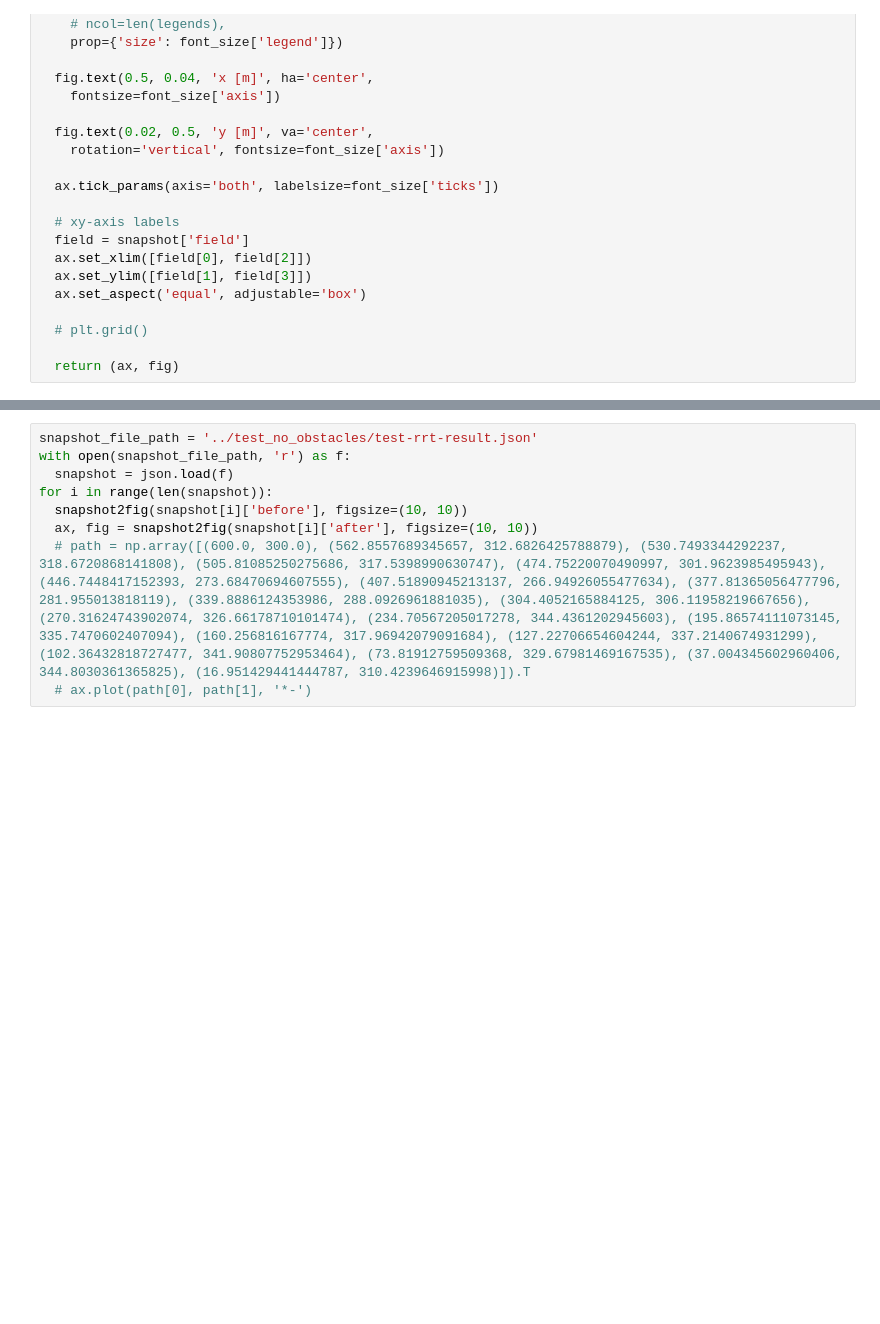
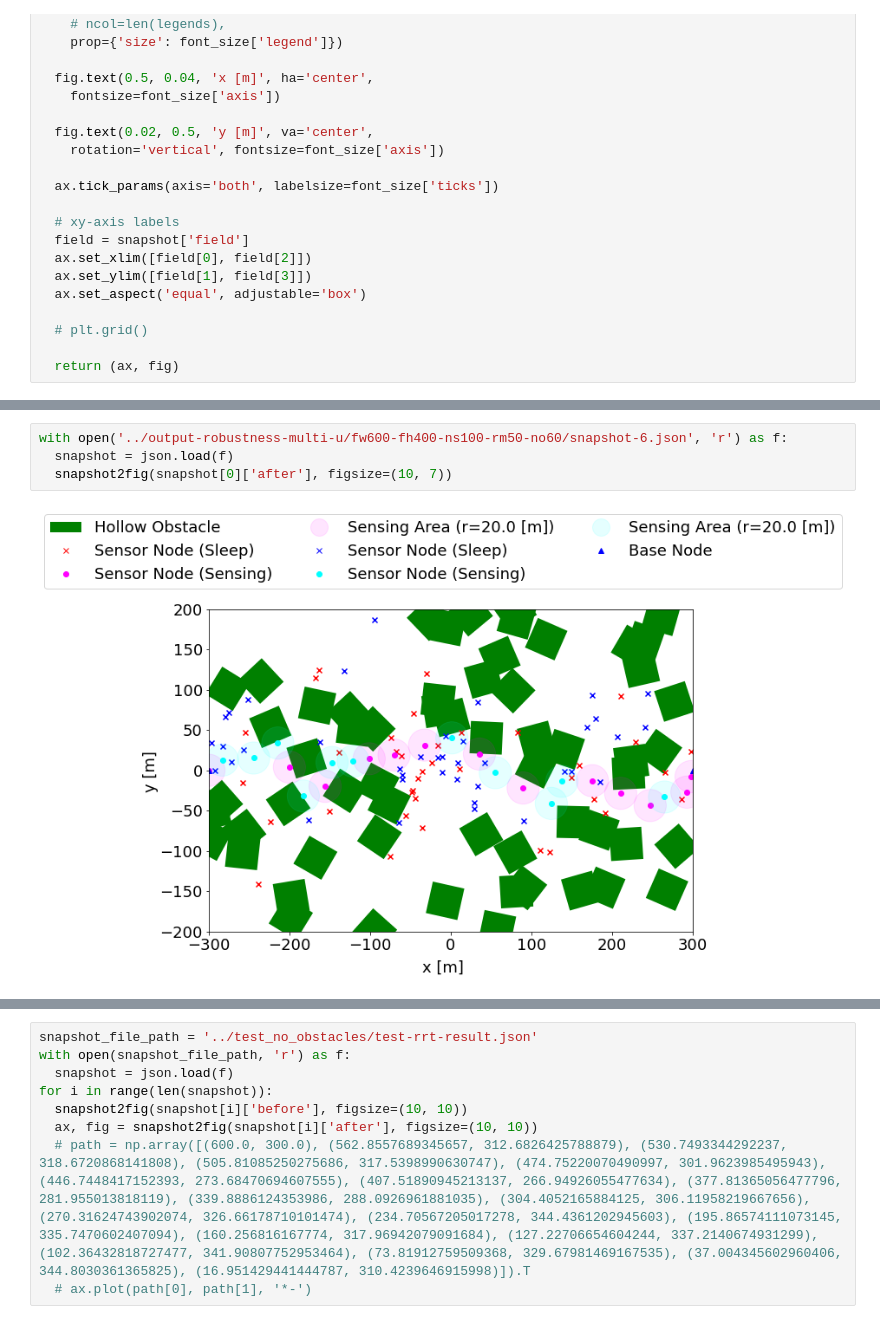
Before and after one commit to denrikialien/bss-expr, a Jupyter notebook: src/plot_field.ipynb, the cells around one changed output, grey strips where cells are left out. Saved outputs shown, nothing was run; the diff lists cells and outputs as text; blank space fills up the shorter version.

```diff
--- a/src/plot_field.ipynb
+++ b/src/plot_field.ipynb
@@ -181,0 +184,6 @@ with open('../robustness-multi-u/fw600-fh400-ns100-rm50-no50/snapshot-40.json',
+# %%
+with open('../output-robustness-multi-u/fw600-fh400-ns100-rm50-no60/snapshot-6.json', 'r') as f:
+  snapshot = json.load(f)
+  snapshot2fig(snapshot[0]['after'], figsize=(10, 7))
+# %% [output]
+[figure, added]
```
Also changed, not shown: parts of 5 cells of this notebook, 18 other files.
